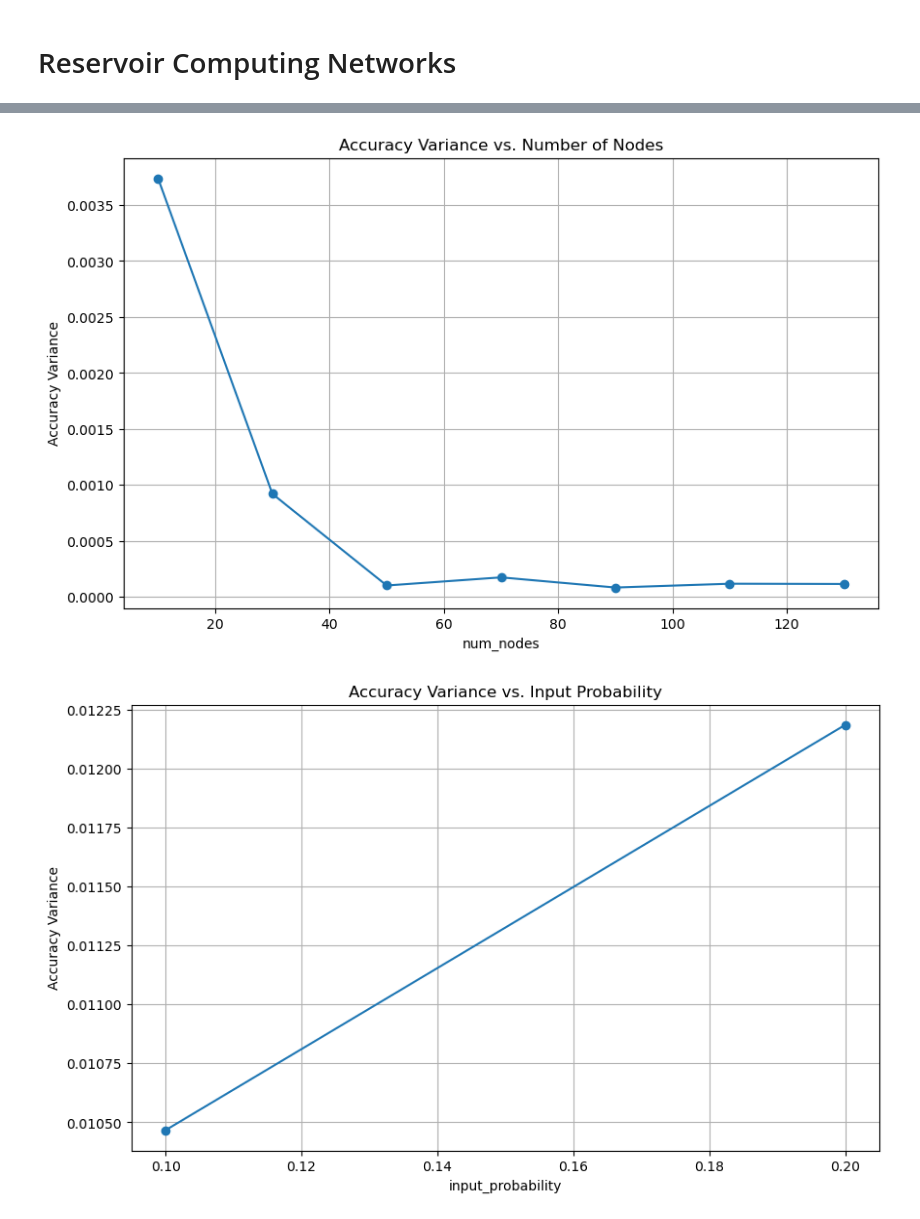
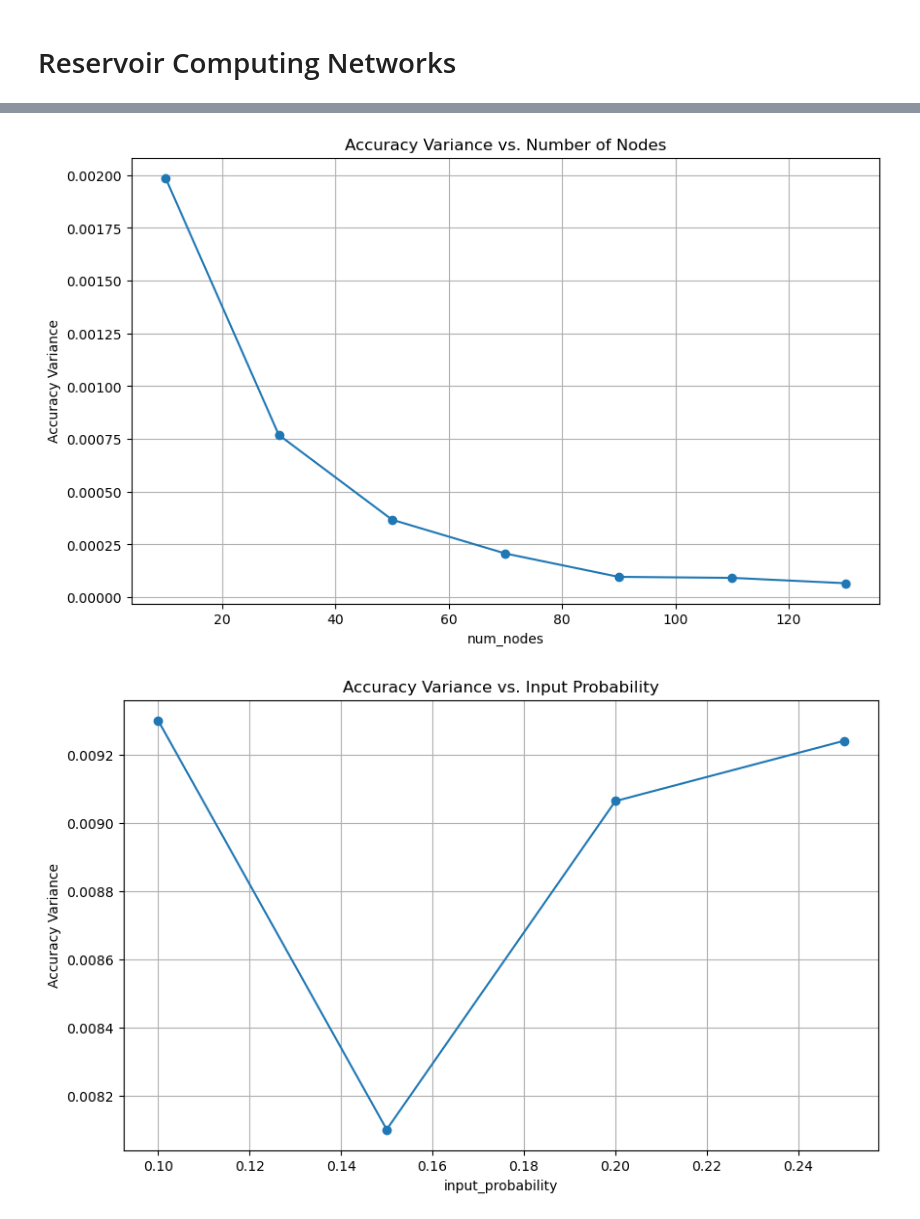
Before and after one commit to zemgabriela/TimeSeries, a Jupyter notebook: Assignment2/reservoir.ipynb, the cells around one changed output, grey strips where cells are left out. Saved outputs shown, nothing was run; the diff lists cells and outputs as text; code cells hidden in the pictures.

```diff
--- a/Assignment2/reservoir.ipynb
+++ b/Assignment2/reservoir.ipynb
@@ -146,7 +43,7 @@ def reservoir_class(test_name, filter_name, classifier, num_nodes, input_probabi
 # =========== GRID SEARCH FOR PARAMETERS ============
 filter_name = ['lowmultiunit']
 num_nodes = np.arange(10,150,20)
-input_probability = np.arange(0.1,0.3,0.1)
+input_probability = np.arange(0.1,0.3,0.05)
 reservoir_probability = np.arange(0.1,1,0.2)
 # Dictionary to store results
 results = {}
@@ -156,9 +53,9 @@ for filter in filter_name:
     for nodes in num_nodes:
         for input_prob in input_probability:
             for reservoir_prob in reservoir_probability:
-                print('Values: ','5s', filter, 'lin', nodes, input_prob, reservoir_prob)
+                print('Values: ','5s', filter, 'lin', nodes, input_prob, reservoir_prob) #If we obtain an error to know with which value.
                 # Call the reservoir_class function with the current parameter combination
-                result = reservoir_class('5s', filter, 'lin', nodes, input_prob, reservoir_prob)
+                result = rs.reservoir_class('5s', filter, 'lin', nodes, input_prob, reservoir_prob)
 
                 # Store the result in the dictionary
                 results[(filter, nodes, input_prob, reservoir_prob)] = result
@@ -183,10 +80,9 @@ Total of (128, 508, 140, 5)
 # %%
 # =========== STORE RESULTS ============
 # store the results so we do not need to run the grid search again
-with open('results.pickle', 'wb') as file:
+with open('grid_search.pickle', 'wb') as file:
     pickle.dump(results, file)
 # %%
-# =========== SEE THE RESULTS ============
-with open('results.pickle', 'rb') as file:
+# =========== LOAD THE RESULTS ============
+with open('grid_search.pickle', 'rb') as file:
     results = pickle.load(file)
-print(results)
@@ -321,12 +153,13 @@ def plot_accuracy_variance(df, group_by_columns, title):
 # %%
+# =========== PLOT THE VARIANCE ============
 # Plot variance for 'num_nodes'
-plot_accuracy_variance(df, ['num_nodes'], 'Accuracy Variance vs. Number of Nodes')
+rs.plot_accuracy_variance(df, ['num_nodes'], 'Accuracy Variance vs. Number of Nodes')
 
 # Plot variance for 'input_probability'
-plot_accuracy_variance(df, ['input_probability'], 'Accuracy Variance vs. Input Probability')
+rs.plot_accuracy_variance(df, ['input_probability'], 'Accuracy Variance vs. Input Probability')
 
 # Plot variance for 'reservoir_probability'
-plot_accuracy_variance(df, ['reservoir_probability'], 'Accuracy Variance vs. Reservoir Probability')
+rs.plot_accuracy_variance(df, ['reservoir_probability'], 'Accuracy Variance vs. Reservoir Probability')
 # %% [output]
-[figure, old version]
+[figure, new version]
-[figure, old version]
+[figure, new version]
```
Also changed, not shown: parts of 14 cells of this notebook.
